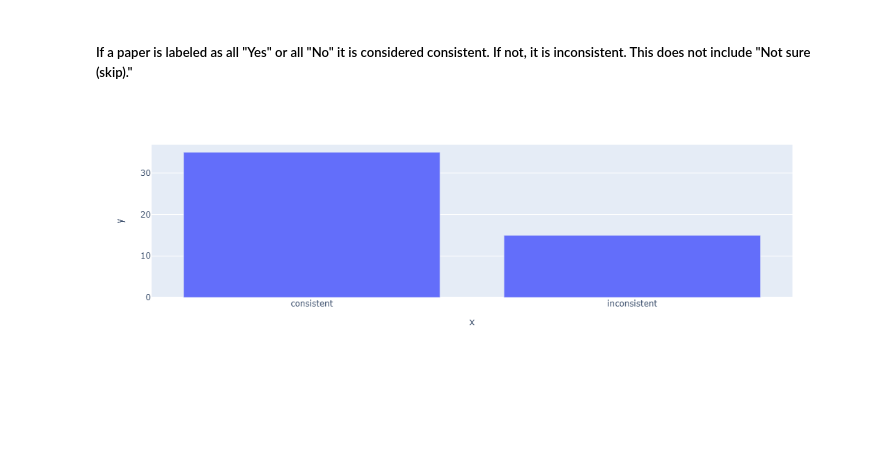
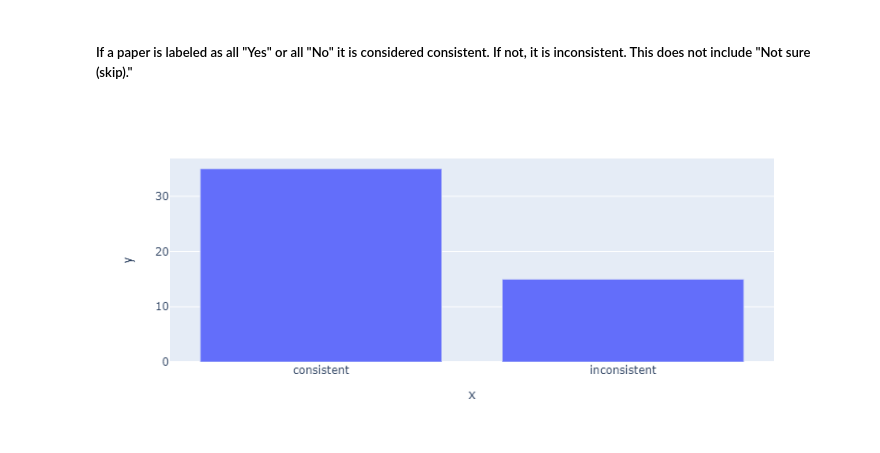
Before and after one commit to nasa-petal/data-collection-and-prep, a Jupyter notebook: notebooks/mturk_vis.ipynb, the cells around one changed output. Cells and saved outputs as stored; diff of their text form; code cells hidden in the pictures; blank space fills up the shorter version.

```diff
--- a/notebooks/mturk_vis.ipynb
+++ b/notebooks/mturk_vis.ipynb
@@ -71,13 +75,15 @@ fig3
 # %%
 label_counter = defaultdict(defaultdict)
 for index, row in df.iterrows():
     hit_id = row["HitId"]
     label = row["category.labels"][2:-2]
     if label != "Not sure (skip)":
         label_counter[hit_id] [label] = 1 + label_counter[hit_id].get(label, 0)
 labels_count = []
 for hit_id, label_dict in label_counter.items():
     labels_count.append(len(label_dict))
-px.bar( x = ["consistent", "inconsistent"], y = [labels_count.count(1), labels_count.count(2) + labels_count.count(3)])
+fig5 = px.bar( x = ["consistent", "inconsistent"], y = [labels_count.count(1), labels_count.count(2) + labels_count.count(3)])
+fig5.show("svg")
+fig5
 # %% [output]
-[figure, old version]
+[figure, new version]
```
Also changed, not shown: parts of 4 cells of this notebook.
